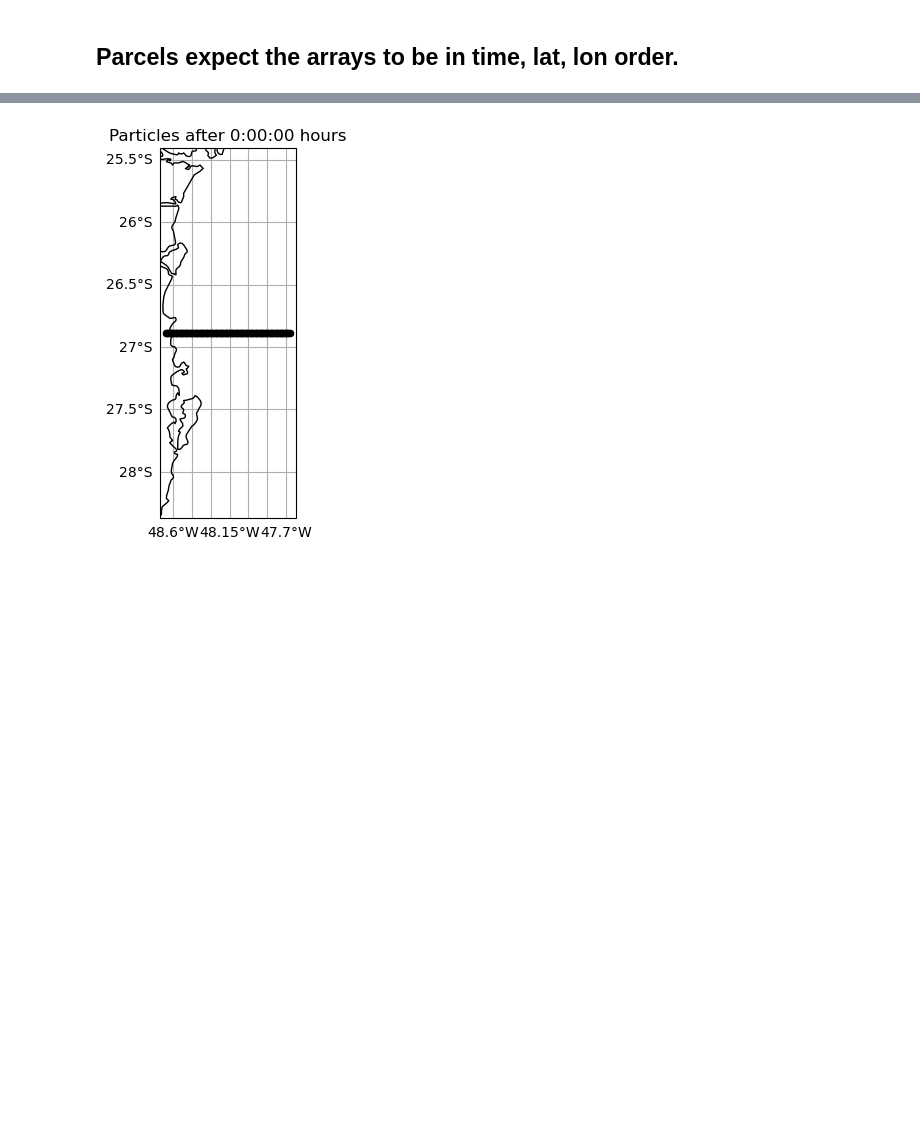
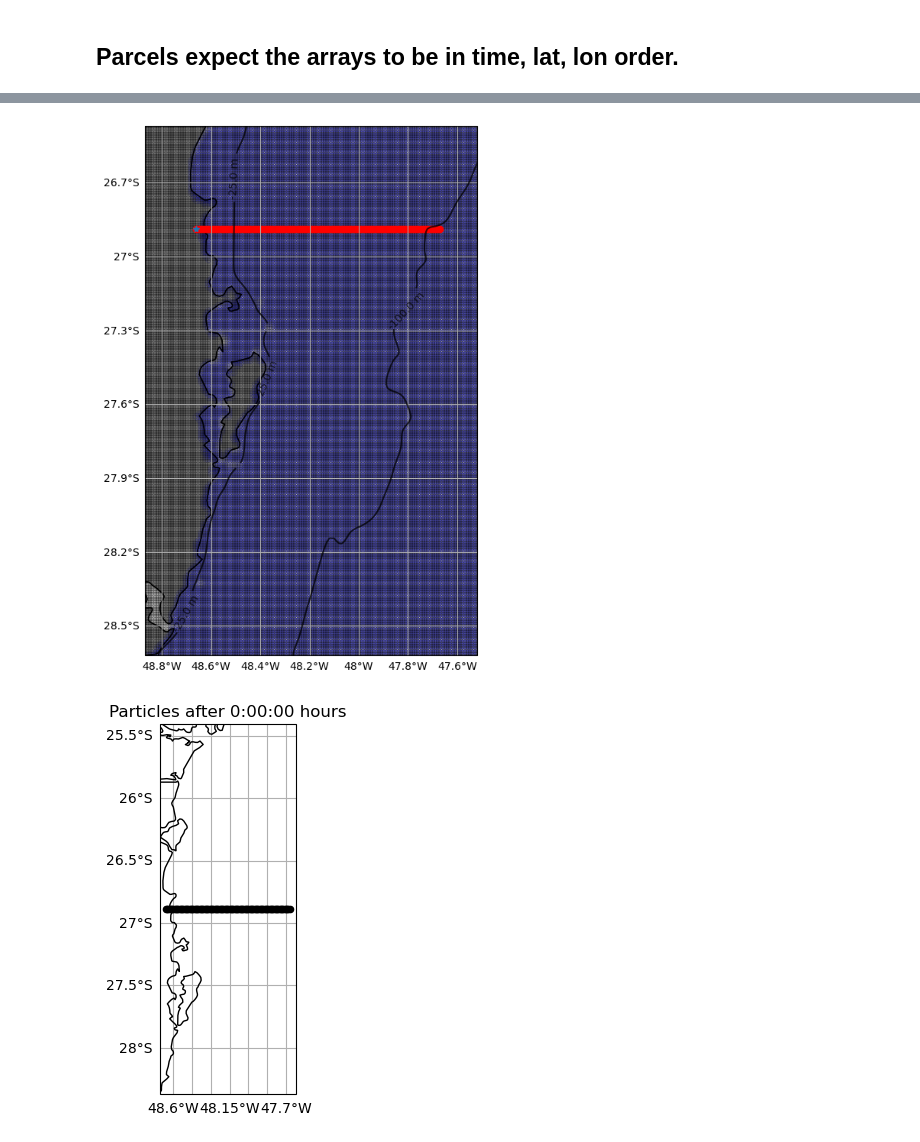
Before and after one commit to LaPoGeoMar/Proj_Modelagem_Pellet, a Jupyter notebook: 02_run_parcels-model_tides_and_winds-seasonal.ipynb, the cells around one changed output, grey strips where cells are left out. Drawn from its saved outputs; the diff is of its cells as text; code cells hidden in the pictures; blank space fills up the shorter version.

```diff
--- a/02_run_parcels-model_tides_and_winds-seasonal.ipynb
+++ b/02_run_parcels-model_tides_and_winds-seasonal.ipynb
@@ -155,3 +103,27 @@ ax.plot(X, Y, "k.", alpha=0.25, zorder=0);
+# %%
+import cartopy.crs as ccrs
+
+from create_map import create_map
+
+# Figure
+fig, ax = create_map(projection=ccrs.PlateCarree(), figsize=(9, 9), bbox=bbox)
+ax.plot(x, y, "ro", zorder=2)
+
+ax.plot(
+    ds["longitude"],
+    ds["latitude"],
+    color="blue",
+    marker="o",
+    markerfacecolor="none",
+    alpha=0.15,
+    zorder=0,
+)
+
+X, Y = np.meshgrid(ds["m"], ds["n"])
+ax.plot(-48.66, -26.89, "*")  # Itajaí
+ax.plot(X, Y, "k.", alpha=0.25, zorder=0);
+# %% [output]
+[figure, added]
 # %%
 from datetime import timedelta
 
```
Also changed, not shown: parts of 7 cells of this notebook.
